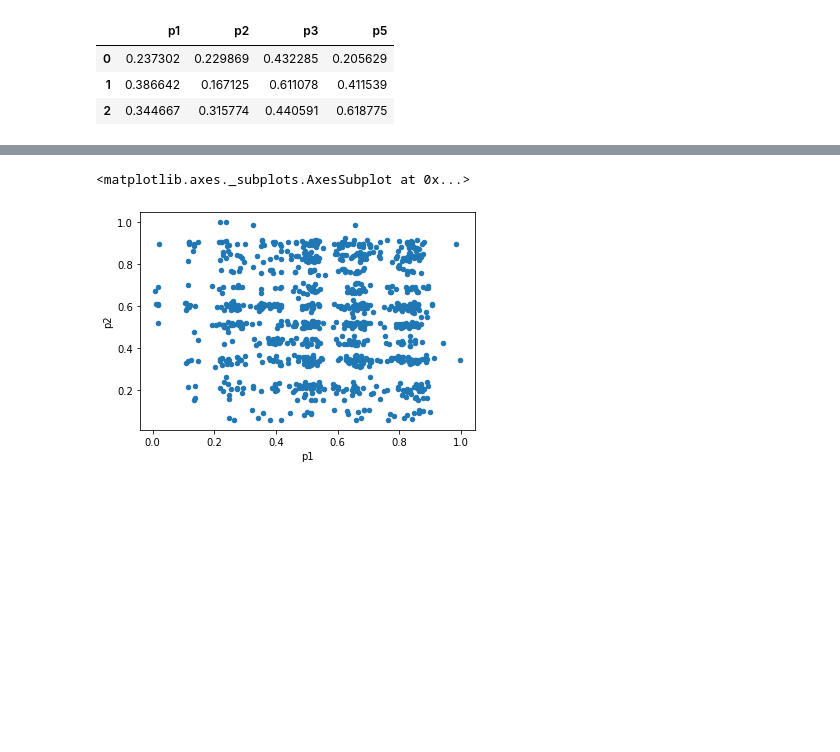
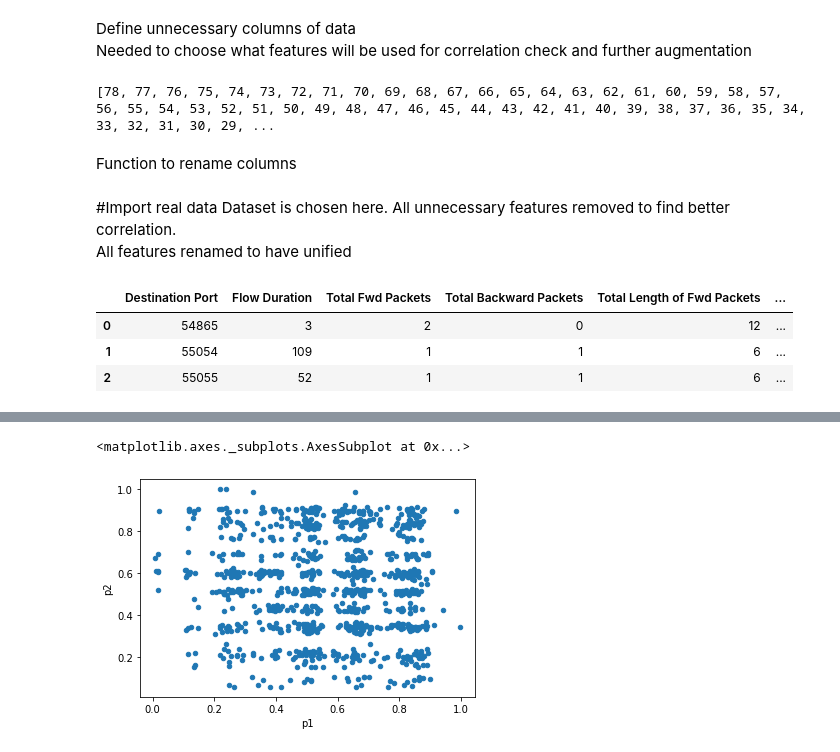
Before and after one commit to BabyFaceNelson/TopologyGANSyntheticData, a Jupyter notebook: Persistent_Diagram_SRU.ipynb, the cells around one changed output, grey strips where cells are left out. Saved outputs shown, nothing was run; the diff lists cells and outputs as text; code cells hidden in the pictures; blank space fills up the shorter version.

```diff
--- a/Persistent_Diagram_SRU.ipynb
+++ b/Persistent_Diagram_SRU.ipynb
@@ -22,0 +15,14 @@ df_s.head(3)
+# %% [markdown]
+Define unnecessary columns of data <br>
+Needed to choose what features will be used for correlation check and further augmentation
+# %%
+unnes_column = []
+for i in range(78,-1,-1):
+  unnes_column.append(i)
+for i in range(14):
+  unnes_column.remove(i)
+print(unnes_column)
+# %% [output]
+[78, 77, 76, 75, 74, 73, 72, 71, 70, 69, 68, 67, 66, 65, 64, 63, 62, 61, 60, 59, 58, 57, 56, 55, 54, 53, 52, 51, 50, 49, 48, 47, 46, 45, 44, 43, 42, 41, 40, 39, 38, 37, 36, 35, 34, 33, 32, 31, 30, 29, ...
+# %% [markdown]
+Function to rename columns
@@ -23,10 +33,17 @@ df_s.head(3)
+# %% [markdown]
+#Import real data
+Dataset is chosen here. All unnecessary features removed to find better correlation. <br>
+All features renamed to have unified
 # %%
 #importing real data
-df_r=pd.read_csv('/content/drive/MyDrive/Dataset/SRU/Real_SRU.csv')
-df_r= df_r.drop(['Unnamed: 0'], axis=1)
+df_r=pd.read_csv('/content/Friday-WorkingHours-Afternoon-DDos.pcap_ISCX.csv')
+for i in range(len(unnes_column)):
+  removed_column = unnes_column[i]
+  df_r= df_r.drop(df_r.columns[removed_column], axis=1)
+
 df_r.head(3)
 # %% [output]
-|  | p1 | p2 | p3 | p5 |
-| 0 | 0.237302 | 0.229869 | 0.432285 | 0.205629 |
-| 1 | 0.386642 | 0.167125 | 0.611078 | 0.411539 |
-| 2 | 0.344667 | 0.315774 | 0.440591 | 0.618775 |
+|  | Destination Port | Flow Duration | Total Fwd Packets | Total Backward Packets | Total Length of Fwd Packets | ... |
+| 0 | 54865 | 3 | 2 | 0 | 12 | ... |
+| 1 | 55054 | 109 | 1 | 1 | 6 | ... |
+| 2 | 55055 | 52 | 1 | 1 | 6 | ... |
```
Also changed, not shown: parts of 34 cells of this notebook.
